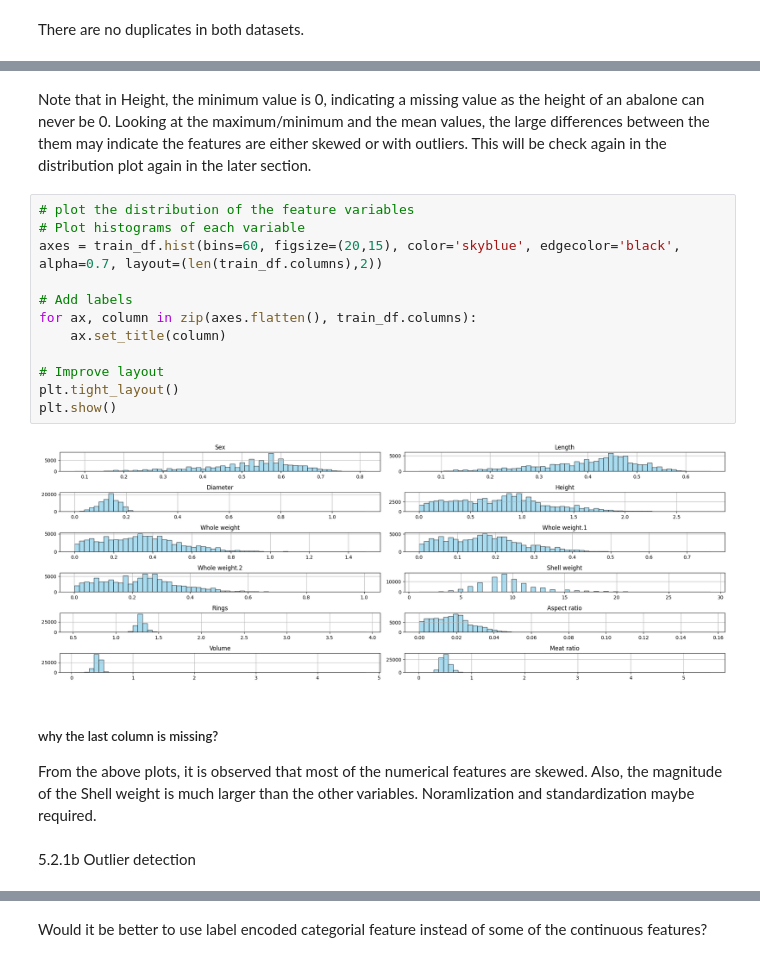
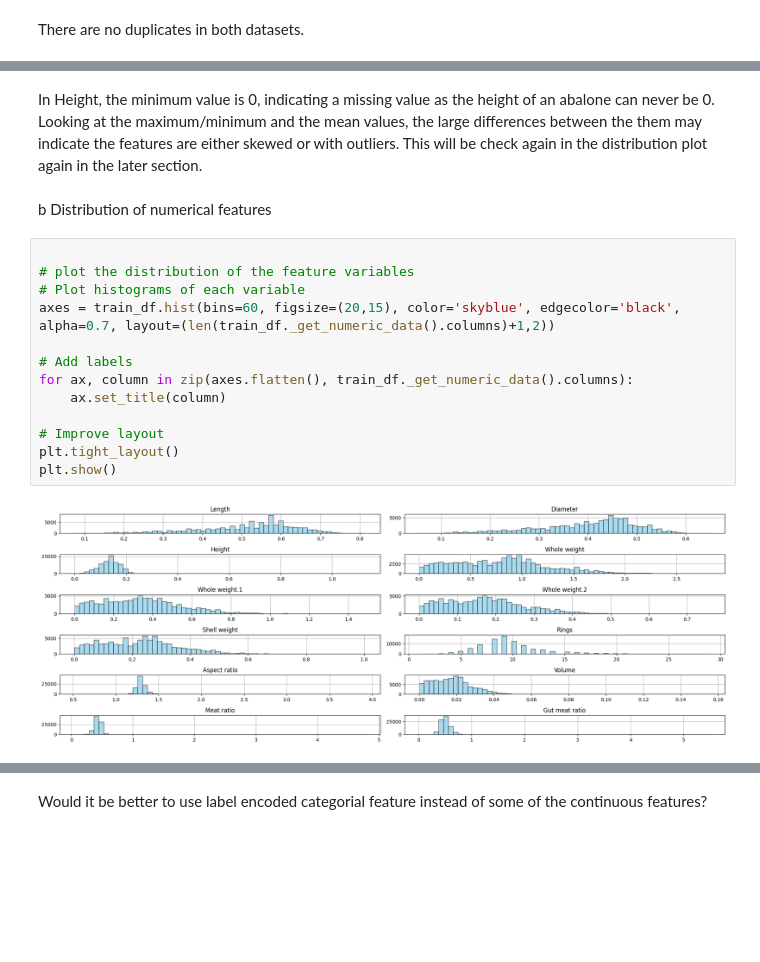
Before and after one commit to Oikiy/Remote_Abalone_Regression, a Jupyter notebook: notebook/Regression_Abalone.ipynb, the cells around one changed output, grey strips where cells are left out. Cells and saved outputs as stored; diff of their text form; blank space fills up the shorter version.

```diff
--- a/notebook/Regression_Abalone.ipynb
+++ b/notebook/Regression_Abalone.ipynb
@@ -264,26 +306,23 @@ train_df.describe()
 | 75% | 0.600000 | 0.470000 | 0.160000 | 1.067500 | 0.463000 | 0.232500 | 0.305000 | 11.000000 | ... |
 | max | 0.815000 | 0.650000 | 1.130000 | 2.825500 | 1.488000 | 0.760000 | 1.005000 | 29.000000 | ... |
 # %% [markdown]
-Note that in Height, the minimum value is 0, indicating a missing value as the height of an abalone can never be 0.
+In Height, the minimum value is 0, indicating a missing value as the height of an abalone can never be 0.
 Looking at the maximum/minimum and the mean values, the large differences between the them may indicate the features are either skewed or with outliers.
 This will be check again in the distribution plot again in the later section.
+# %% [markdown]
+b Distribution of numerical features
 # %%
+
 # plot the distribution of the feature variables
 # Plot histograms of each variable
-axes = train_df.hist(bins=60, figsize=(20,15), color='skyblue', edgecolor='black', alpha=0.7, layout=(len(train_df.columns),2))
+axes = train_df.hist(bins=60, figsize=(20,15), color='skyblue', edgecolor='black', alpha=0.7, layout=(len(train_df._get_numeric_data().columns)+1,2))
 
 # Add labels
-for ax, column in zip(axes.flatten(), train_df.columns):
+for ax, column in zip(axes.flatten(), train_df._get_numeric_data().columns):
     ax.set_title(column)
 
 # Improve layout
 plt.tight_layout()
 plt.show()
 # %% [output]
-[figure, old version]
+[figure, new version]
-# %% [markdown]
-##### why the last column is missing?
-
-From the above plots, it is observed that most of the numerical features are skewed. Also, the magnitude of the Shell weight is much larger than the other variables. Noramlization and standardization maybe required.
-# %% [markdown]
-5.2.1b Outlier detection
```
Also changed, not shown: parts of 54 cells of this notebook.
